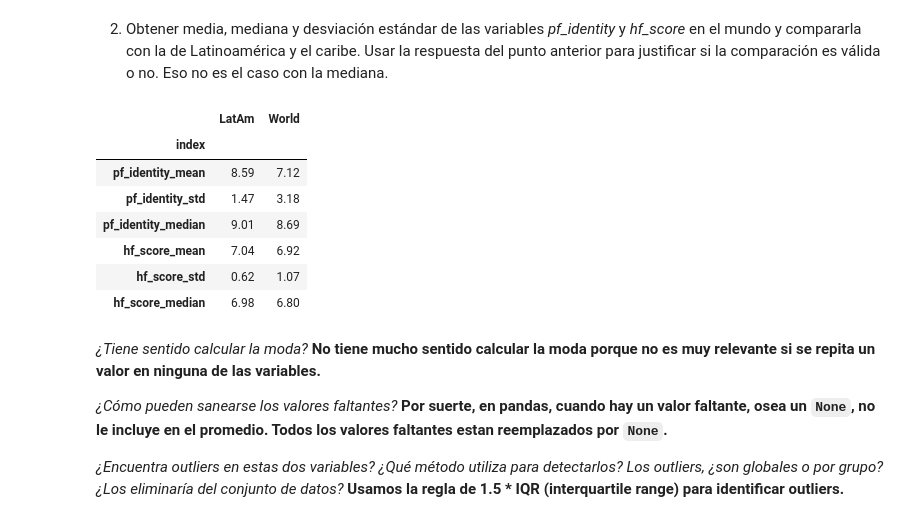
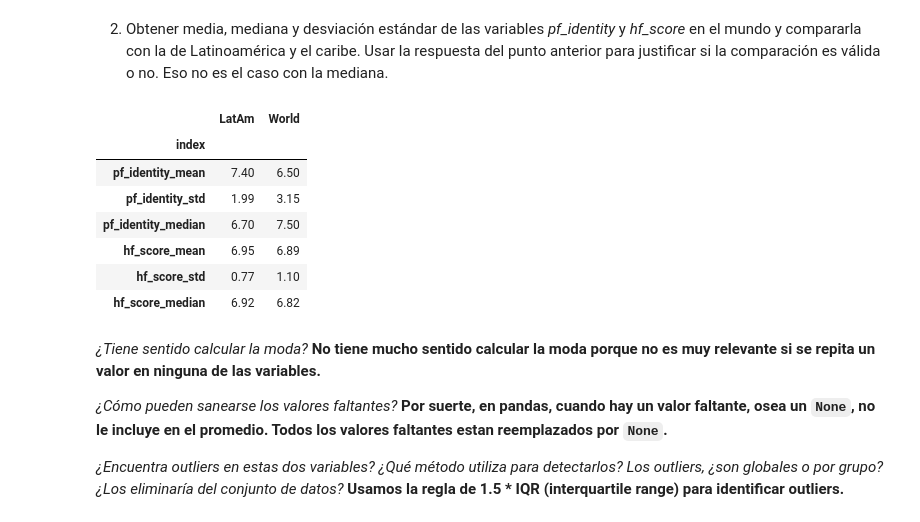
Before and after one commit to diplodatos2020-grupo5/AnalisisyVisualizacion, a Jupyter notebook: practico.ipynb, the cells around one changed output. Cells and saved outputs as stored; diff of their text form; code cells hidden in the pictures.

```diff
--- a/practico.ipynb
+++ b/practico.ipynb
@@ -180,34 +147,36 @@ dataset_mean.head(10)
 # %% [markdown]
 2. Obtener media, mediana y desviación estándar de las variables *pf_identity* y *hf_score* en el mundo y compararla con la de Latinoamérica y el caribe. Usar la respuesta del punto anterior para justificar si la comparación es válida o no. Eso no es el caso con la mediana.
+# %%
+datos1=dataset_base[dataset_base.year==2017] # eligimos datos del año 2017
 # %%
 # Create a subset for latin america and the carribean
-grouped = dataset_mean.groupby(['region'])
+grouped = datos1.groupby(['region'])
 LatAm = grouped.get_group('LatAm')
 # %%
 descriptive_df = pandas.DataFrame({'index' : ['pf_identity_mean','pf_identity_std','pf_identity_median', \
                                               'hf_score_mean','hf_score_std','hf_score_median'], \
                                    'LatAm' : [ LatAm.pf_identity.mean(), \
                                               LatAm.pf_identity.std(), \
                                               LatAm.pf_identity.median(), \
                                               LatAm.hf_score.mean(), \
                                               LatAm.hf_score.std(), \
                                               LatAm.hf_score.median()], \
-                                   "World" : [ dataset_mean.pf_identity.mean(), \
-                                              dataset_mean.pf_identity.std(), \
-                                              dataset_mean.pf_identity.median(), \
-                                              dataset_mean.hf_score.mean(), \
-                                              dataset_mean.hf_score.std(), \
-                                              dataset_mean.hf_score.median()]})
+                                   "World" : [ datos1.pf_identity.mean(), \
+                                              datos1.pf_identity.std(), \
+                                              datos1.pf_identity.median(), \
+                                              datos1.hf_score.mean(), \
+                                              datos1.hf_score.std(), \
+                                              datos1.hf_score.median()]})
 round(descriptive_df.set_index('index'),2) # make it a little prettier
 # %% [output]
 |  | LatAm | World |
 | index |  |  |
-| pf_identity_mean | 8.59 | 7.12 |
-| pf_identity_std | 1.47 | 3.18 |
-| pf_identity_median | 9.01 | 8.69 |
-| hf_score_mean | 7.04 | 6.92 |
-| hf_score_std | 0.62 | 1.07 |
-| hf_score_median | 6.98 | 6.80 |
+| pf_identity_mean | 7.40 | 6.50 |
+| pf_identity_std | 1.99 | 3.15 |
+| pf_identity_median | 6.70 | 7.50 |
+| hf_score_mean | 6.95 | 6.89 |
+| hf_score_std | 0.77 | 1.10 |
+| hf_score_median | 6.92 | 6.82 |
 # %% [markdown]
 *¿Tiene sentido calcular la moda?*
 **No tiene mucho sentido calcular la moda porque no es muy relevante si se repita un valor en ninguna de las variables.**
```
Also changed, not shown: parts of 7 cells of this notebook.
